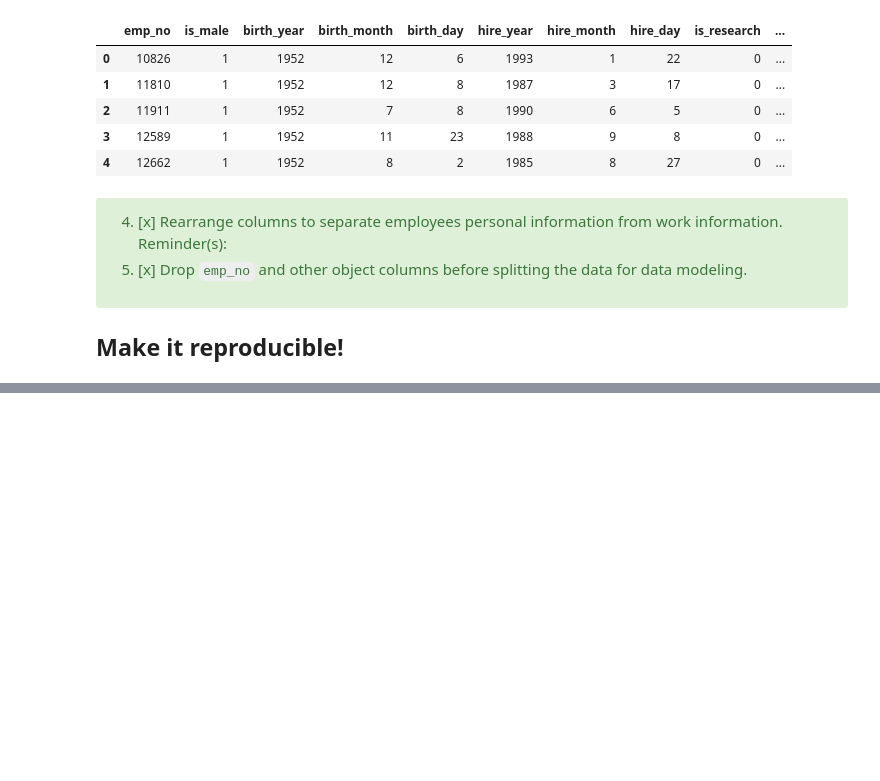
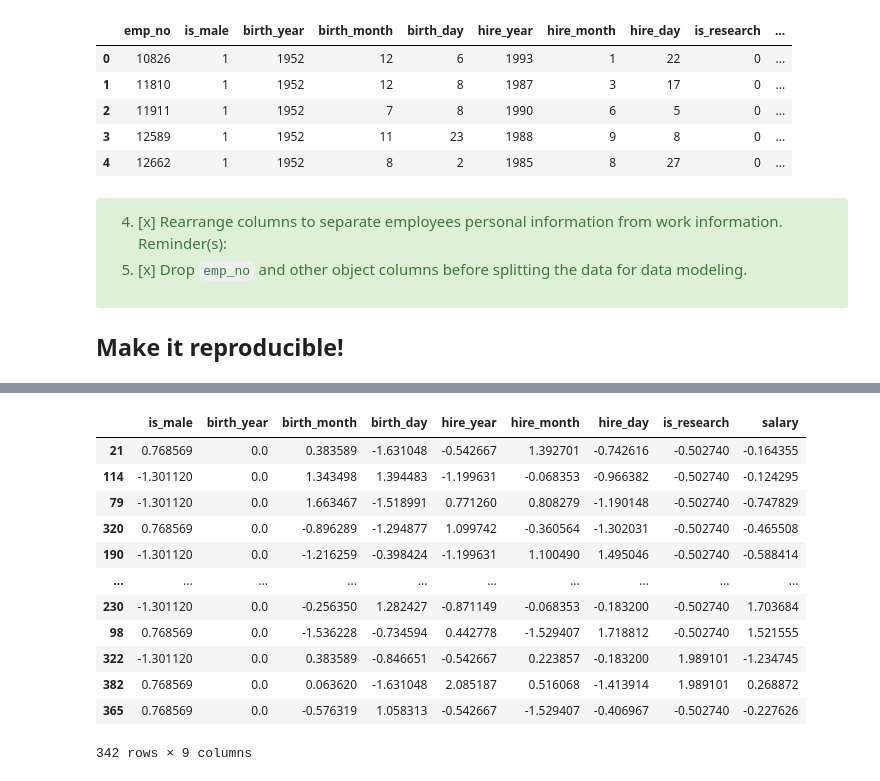
Before and after one commit to Promeos/regression-exercises, a Jupyter notebook: preprocessing-notes.ipynb, the cells around one changed output, grey strips where cells are left out. Cells and saved outputs as stored; diff of their text form; code cells hidden in the pictures; blank space fills up the shorter version.

Commit message:
split and scale module completed

```diff
--- a/preprocessing-notes.ipynb
+++ b/preprocessing-notes.ipynb
@@ -327,0 +325,5 @@ from sklearn.model_selection import train_test_split
+# %%
+from sklearn.model_selection import train_test_split
+
+train_1, test_1 = train_test_split(df_1, test_size=0.20, random_state=123)
+train_2, test_2 = train_test_split(df_2, test_size=0.20, random_state=123)
@@ -327,0 +383,3 @@ from sklearn.model_selection import train_test_split
+# %%
+scaler_1 = StandardScaler(copy=True, with_mean=True, with_std=True).fit(train_1)
+scaler_2 = StandardScaler(copy=True, with_mean=True, with_std=True).fit(train_2)
@@ -327,0 +412,6 @@ from sklearn.model_selection import train_test_split
+# %%
+scaled_train_1 = scaler_1.transform(train_1)
+scaled_test_1 = scaler_1.transform(test_1)
+
+scaled_train_2 = scaler_2.transform(train_2)
+scaled_test_2 = scaler_2.transform(test_2)
@@ -327,0 +434,20 @@ from sklearn.model_selection import train_test_split
+# %%
+train_1_scaled = pd.DataFrame(scaled_train_1,
+                              columns=train_1.columns.values
+                             ).set_index([train_1.index.values])
+
+
+test_1_scaled = pd.DataFrame(scaled_test_1,
+                             columns=test_1.columns.values
+                            ).set_index([test_1.index.values])
+
+
+
+train_2_scaled = pd.DataFrame(scaled_train_2,
+                              columns=train_2.columns.values
+                             ).set_index([train_2.index.values])
+
+
+test_2_scaled = pd.DataFrame(scaled_test_2,
+                             columns=test_2.columns.values
+                            ).set_index([test_2.index.values])
@@ -327,0 +486,16 @@ from sklearn.model_selection import train_test_split
+# %%
+train_2_scaled
+# %% [output]
+|  | is_male | birth_year | birth_month | birth_day | hire_year | hire_month | hire_day | is_research | salary |
+| 21 | 0.768569 | 0.0 | 0.383589 | -1.631048 | -0.542667 | 1.392701 | -0.742616 | -0.502740 | -0.164355 |
+| 114 | -1.301120 | 0.0 | 1.343498 | 1.394483 | -1.199631 | -0.068353 | -0.966382 | -0.502740 | -0.124295 |
+| 79 | -1.301120 | 0.0 | 1.663467 | -1.518991 | 0.771260 | 0.808279 | -1.190148 | -0.502740 | -0.747829 |
+| 320 | 0.768569 | 0.0 | -0.896289 | -1.294877 | 1.099742 | -0.360564 | -1.302031 | -0.502740 | -0.465508 |
+| 190 | -1.301120 | 0.0 | -1.216259 | -0.398424 | -1.199631 | 1.100490 | 1.495046 | -0.502740 | -0.588414 |
+| ... | ... | ... | ... | ... | ... | ... | ... | ... | ... |
+| 230 | -1.301120 | 0.0 | -0.256350 | 1.282427 | -0.871149 | -0.068353 | -0.183200 | -0.502740 | 1.703684 |
+| 98 | 0.768569 | 0.0 | -1.536228 | -0.734594 | 0.442778 | -1.529407 | 1.718812 | -0.502740 | 1.521555 |
+| 322 | -1.301120 | 0.0 | 0.383589 | -0.846651 | -0.542667 | 0.223857 | -0.183200 | 1.989101 | -1.234745 |
+| 382 | 0.768569 | 0.0 | 0.063620 | -1.631048 | 2.085187 | 0.516068 | -1.413914 | 1.989101 | 0.268872 |
+| 365 | 0.768569 | 0.0 | -0.576319 | 1.058313 | -0.542667 | -1.529407 | -0.406967 | -0.502740 | -0.227626 |
+342 rows × 9 columns
```
Also changed, not shown: parts of 59 cells of this notebook, 1 other file.
